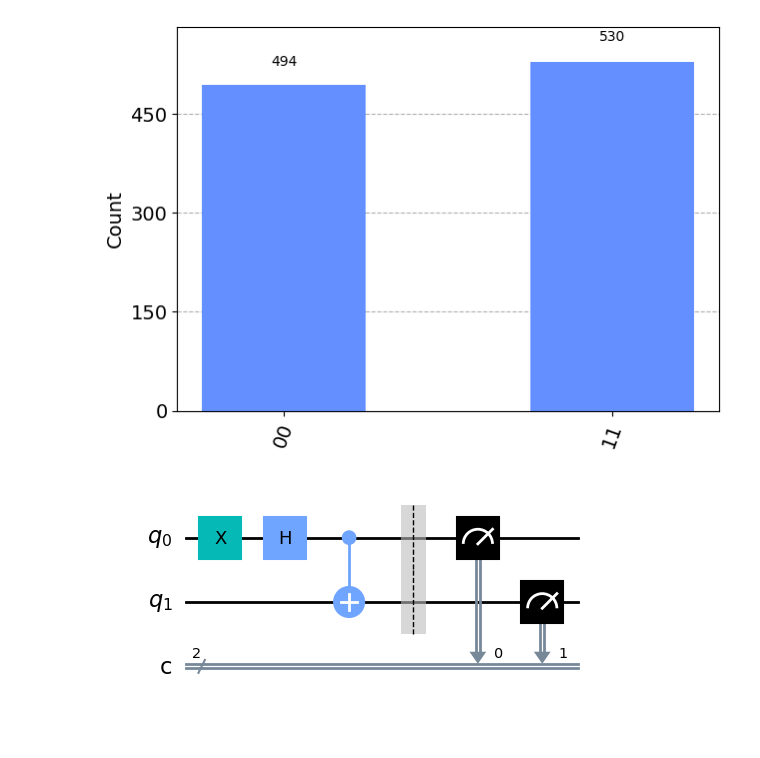
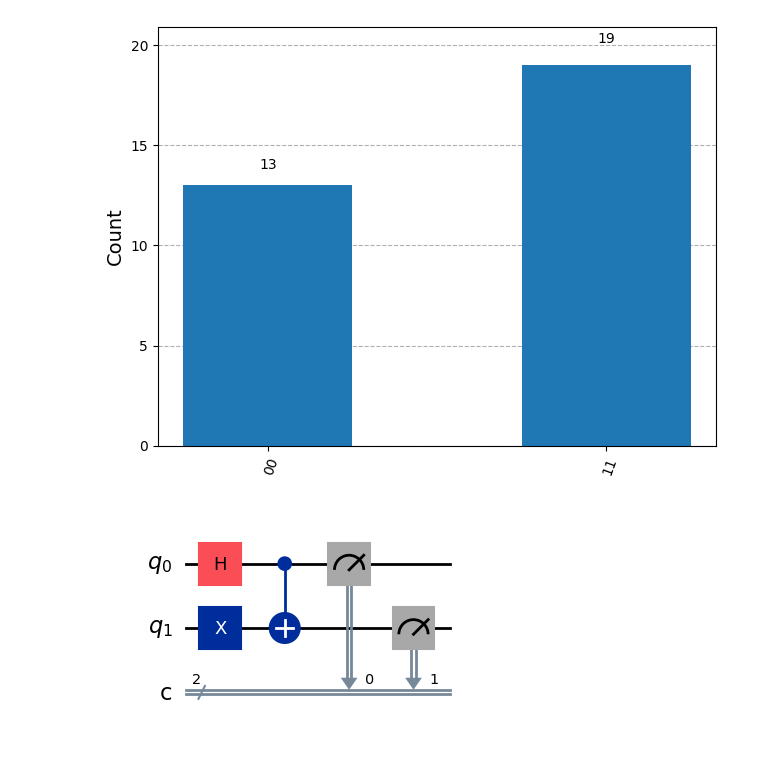
Before and after one commit to egabrielsen/quantum-computing, a Jupyter notebook: circuits/basic/entanglement/qiskit-entanglement.ipynb, the cells around one changed output. Drawn from its saved outputs; the diff is of its cells as text; code cells hidden in the pictures.

Commit message:
Updating Quantum Entanglement Qiskit circuits

```diff
--- a/circuits/basic/entanglement/qiskit-entanglement.ipynb
+++ b/circuits/basic/entanglement/qiskit-entanglement.ipynb
@@ -1,10 +23,20 @@
 # %%
-from qiskit import *
-from qiskit.tools.visualization import plot_histogram
 
-simulator = Aer.get_backend('qasm_simulator')
+# Create a quantum circuit with 2 qubits and 2 classical bits
+circuit = QuantumCircuit(2, 2)
 
-def execute_and_plot(circuit, shots):
-    result = execute(circuit, backend = simulator, shots = shots).result()
-    counts = result.get_counts()
-    return plot_histogram(counts)
+# Apply a Hadamard gate to qubit 0 to create a superposition
+circuit.h(0)
+
+# Apply a CNOT gate with qubit 0 as control and qubit 1 as target
+# This entangles the two qubits
+circuit.cx(0, 1)
+
+# Measure qubit 0 and store the result in classical bit 0
+circuit.measure(0, 0)
+
+# Measure qubit 1 and store the result in classical bit 1
+circuit.measure(1, 1)
+
+# Draw the circuit using matplotlib for visualization
+circuit.draw("mpl")
@@ -24,22 +45,37 @@ circuit.draw(output='mpl')
 # %%
-execute_and_plot(circuit, 1024)
+execute_and_plot(circuit, 32)
 # %% [output]
-[figure, old version]
+[figure, new version]
 # %%
+# Create a quantum circuit with 2 qubits and 2 classical bits
 circuit = QuantumCircuit(2, 2)
 
-circuit.x(0)
+# Apply an X gate (quantum NOT) to qubit 0 to flip it from |0⟩ to |1⟩
+circuit.x(1)
 
+# circuit.barrier()
+
+
+# Apply a Hadamard gate to qubit 0 to create a superposition of |0⟩ and |1⟩
 circuit.h(0)
-circuit.cnot(0,1)
 
-circuit.barrier()
-circuit.measure(0,0)
-circuit.measure(1,1)
+# Apply a CNOT gate with qubit 0 as control and qubit 1 as target
+# This entangles the two qubits, creating a Bell-like state
+circuit.cx(0, 1)
 
-circuit.draw(output='mpl')
+# Insert a barrier to visually separate the quantum operations from the measurements
+# circuit.barrier()
+
+# Measure qubit 0 and store the result in classical bit 0
+circuit.measure(0, 0)
+
+# Measure qubit 1 and store the result in classical bit 1
+circuit.measure(1, 1)
+
+# Draw the circuit using matplotlib for visualization
+circuit.draw("mpl")
 # %% [output]
-[figure, old version]
+[figure, new version]
 # %%
 execute_and_plot(circuit, 1024)
 # %% [output]
```
Also changed, not shown: parts of 9 cells of this notebook, 1 other file.
